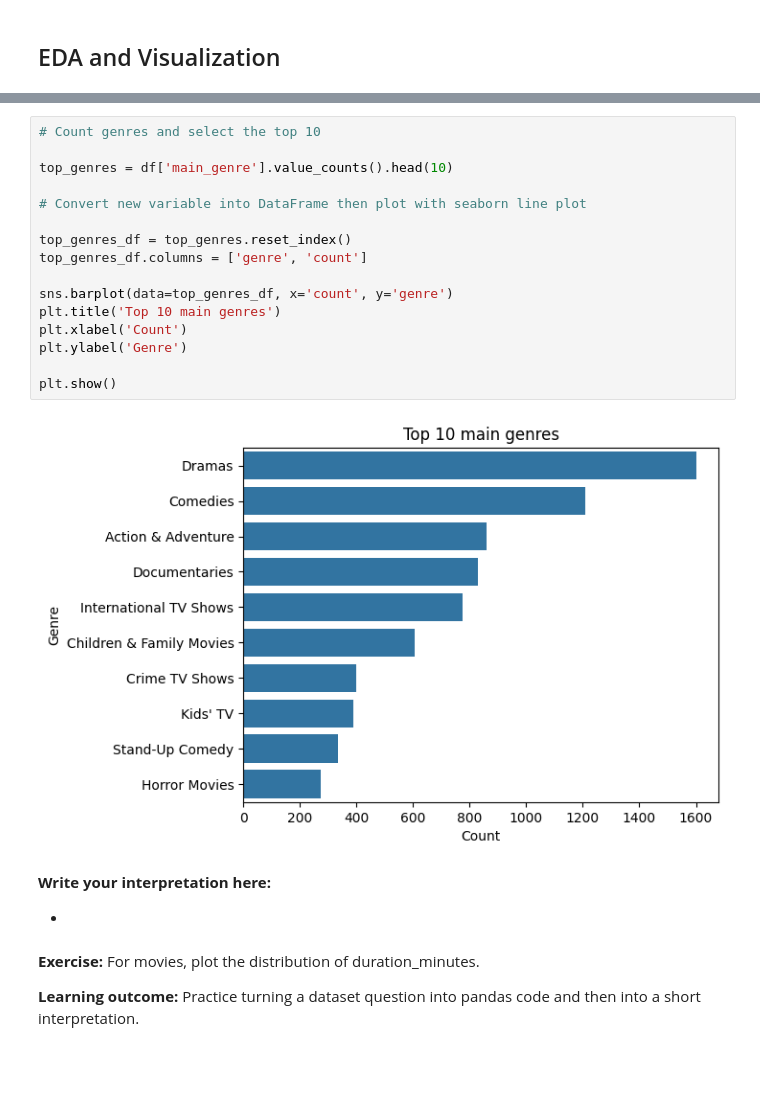
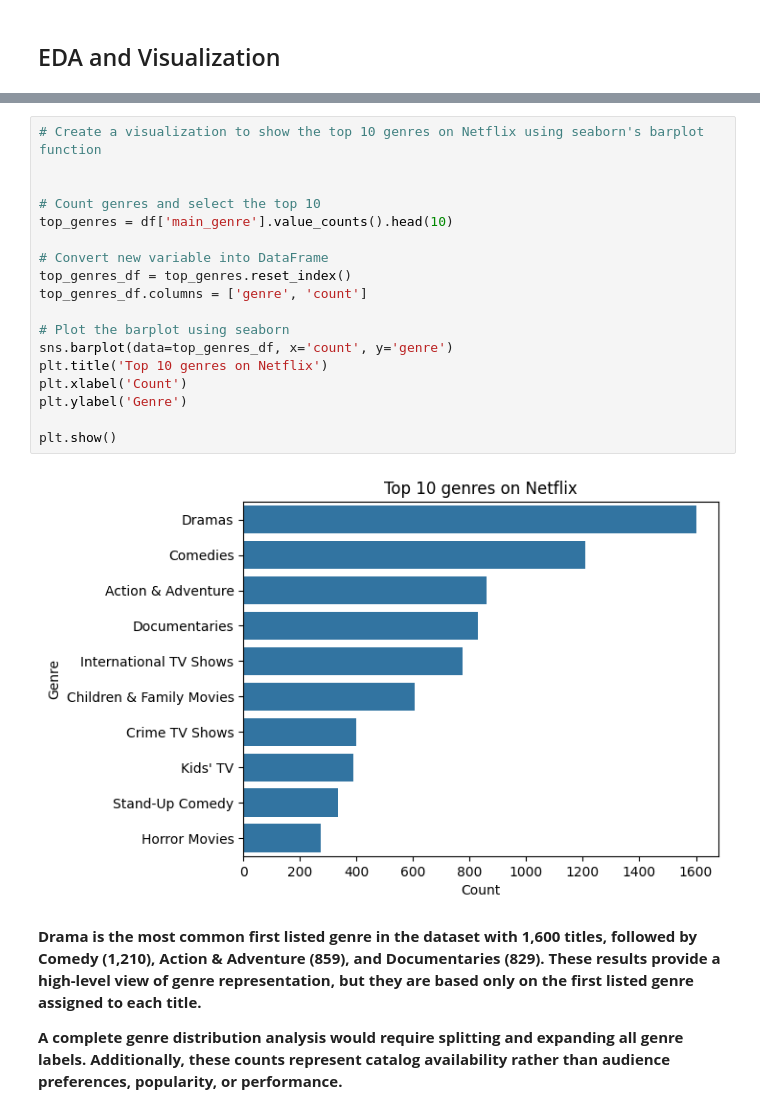
Before and after one commit to chinwendu-codes/netflix-titles-eda, a Jupyter notebook: Netflix_titles.ipynb, the cells around one changed output, grey strips where cells are left out. Cells and saved outputs as stored; diff of their text form; blank space fills up the shorter version.

```diff
--- a/Netflix_titles.ipynb
+++ b/Netflix_titles.ipynb
@@ -292,27 +235,25 @@ plt.show()
 # %%
+# Create a visualization to show the top 10 genres on Netflix using seaborn's barplot function
+
+
 # Count genres and select the top 10
-
 top_genres = df['main_genre'].value_counts().head(10)
 
-# Convert new variable into DataFrame then plot with seaborn line plot
-
+# Convert new variable into DataFrame
 top_genres_df = top_genres.reset_index()
 top_genres_df.columns = ['genre', 'count']
 
+# Plot the barplot using seaborn
 sns.barplot(data=top_genres_df, x='count', y='genre')
-plt.title('Top 10 main genres')
+plt.title('Top 10 genres on Netflix')
 plt.xlabel('Count')
 plt.ylabel('Genre')
 
 plt.show()
 # %% [output]
-[figure, old version]
+[figure, new version]
 # %% [markdown]
-**Write your interpretation here:**
+**Drama is the most common first listed genre in the dataset with 1,600 titles, followed by Comedy (1,210), Action & Adventure (859), and Documentaries (829). These results provide a high-level view of genre representation, but they are based only on the first listed genre assigned to each title.**
 
--
+**A complete genre distribution analysis would require splitting and expanding all genre labels. Additionally, these counts represent catalog availability rather than audience preferences, popularity, or performance.**
-# %% [markdown]
-**Exercise:** For movies, plot the distribution of duration_minutes.
-
-**Learning outcome:** Practice turning a dataset question into pandas code and then into a short interpretation.
 # %%
```
Also changed, not shown: parts of 63 cells of this notebook.
